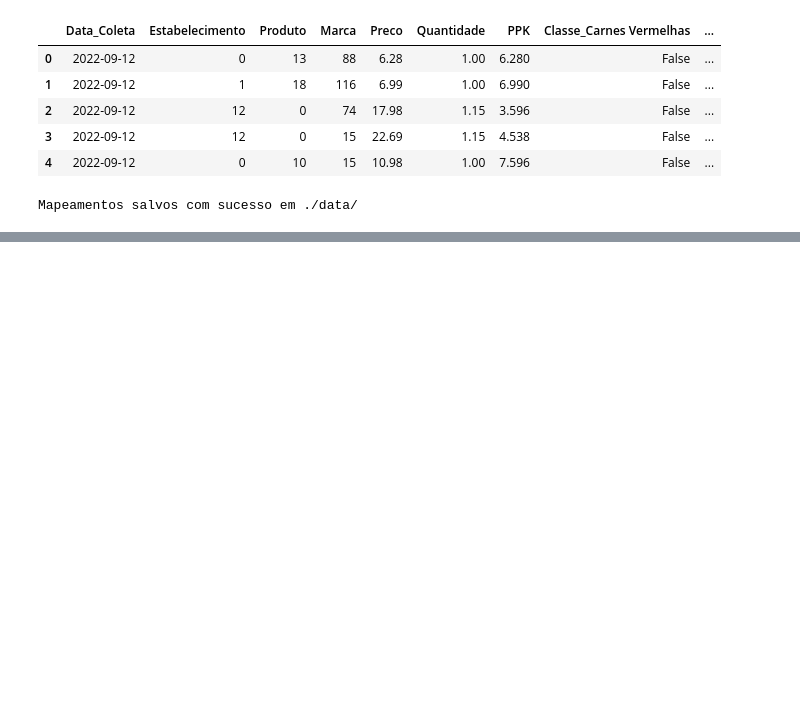
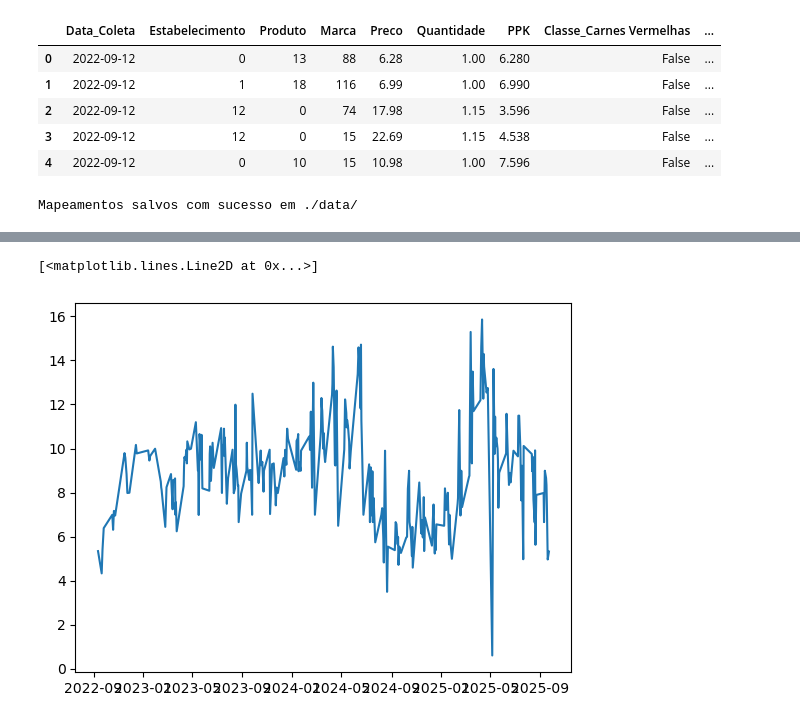
Before and after one commit to gusdorio/SupervisedExploration, a Jupyter notebook: statistical_analysis.ipynb, the cells around one changed output, grey strips where cells are left out. Saved outputs shown, nothing was run; the diff lists cells and outputs as text; code cells hidden in the pictures; blank space fills up the shorter version.

```diff
--- a/statistical_analysis.ipynb
+++ b/statistical_analysis.ipynb
@@ -592,0 +662,5 @@ df_limpo.to_excel('data/dados_limpos_ICB.xlsx', index=False)
+# %%
+plt.plot(tomate_df_daily['PPK'])
+# %% [output]
+[<matplotlib.lines.Line2D at 0x...>]
+[figure, added]
```
Also changed, not shown: parts of 35 cells of this notebook, 1 other file.
